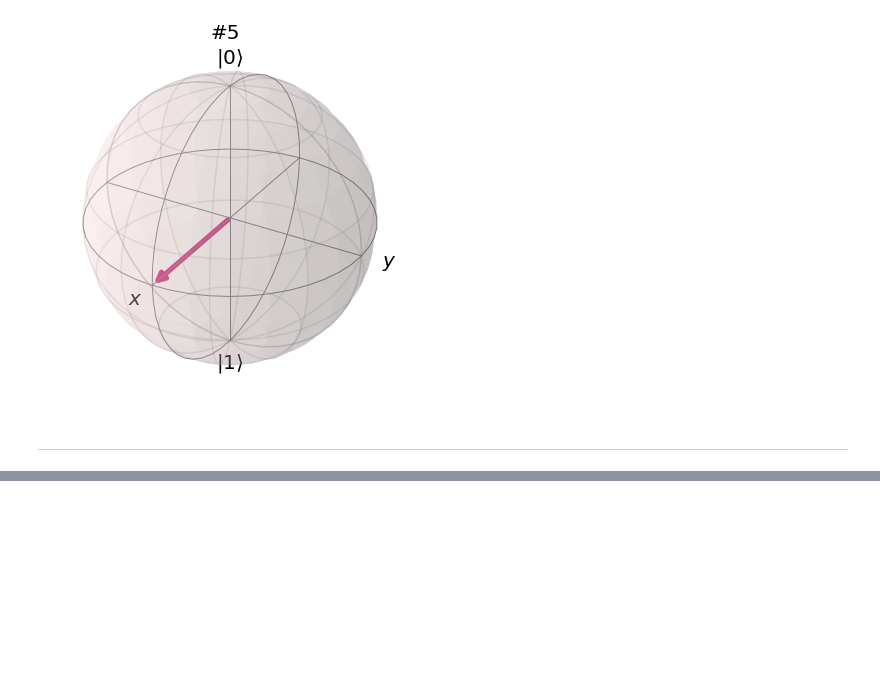
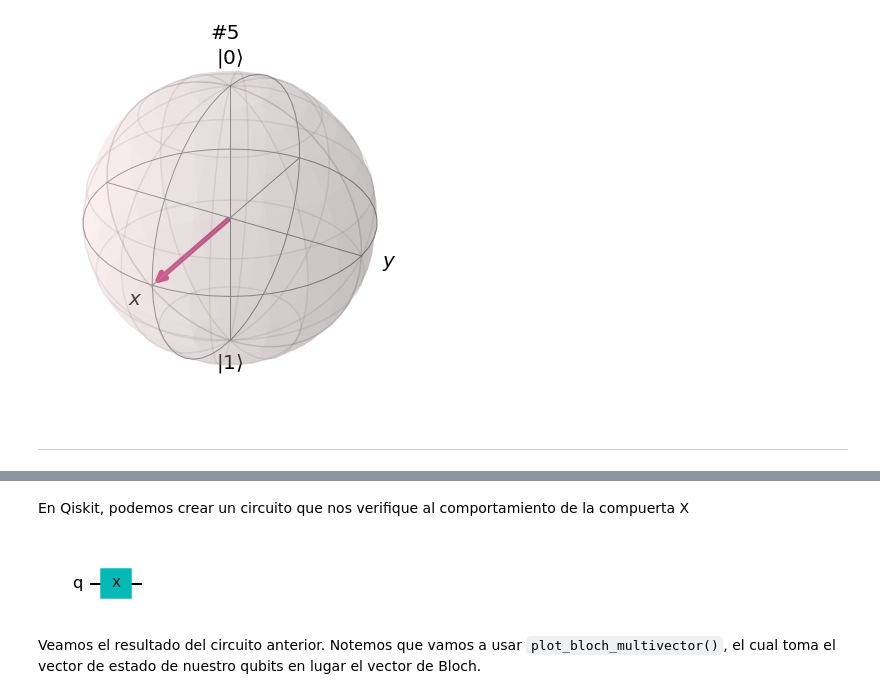
Before and after one commit to abdielgv162/Quantum_Computing, a Jupyter notebook: Qiskit_Notebook/1_EstadosCuanticos_y_Qubits.ipynb, the cells around one changed output, grey strips where cells are left out. Drawn from its saved outputs; the diff is of its cells as text; code cells hidden in the pictures; blank space fills up the shorter version.

```diff
--- a/Qiskit_Notebook/1_EstadosCuanticos_y_Qubits.ipynb
+++ b/Qiskit_Notebook/1_EstadosCuanticos_y_Qubits.ipynb
@@ -1042,0 +1111,10 @@ The M attribute was deprecated in Matplotlib 3.4 and will be removed two minor r
+# %% [markdown]
+En Qiskit, podemos crear un circuito que nos verifique al comportamiento de la compuerta X
+# %%
+qc = QuantumCircuit(1)
+qc.x(0)
+qc.draw('mpl')
+# %% [output]
+[figure, added]
+# %% [markdown]
+Veamos el resultado del circuito anterior. Notemos que vamos a usar `plot_bloch_multivector()`, el cual toma el vector de estado de nuestro qubits en lugar el vector de Bloch.
```
Also changed, not shown: parts of 46 cells of this notebook.
